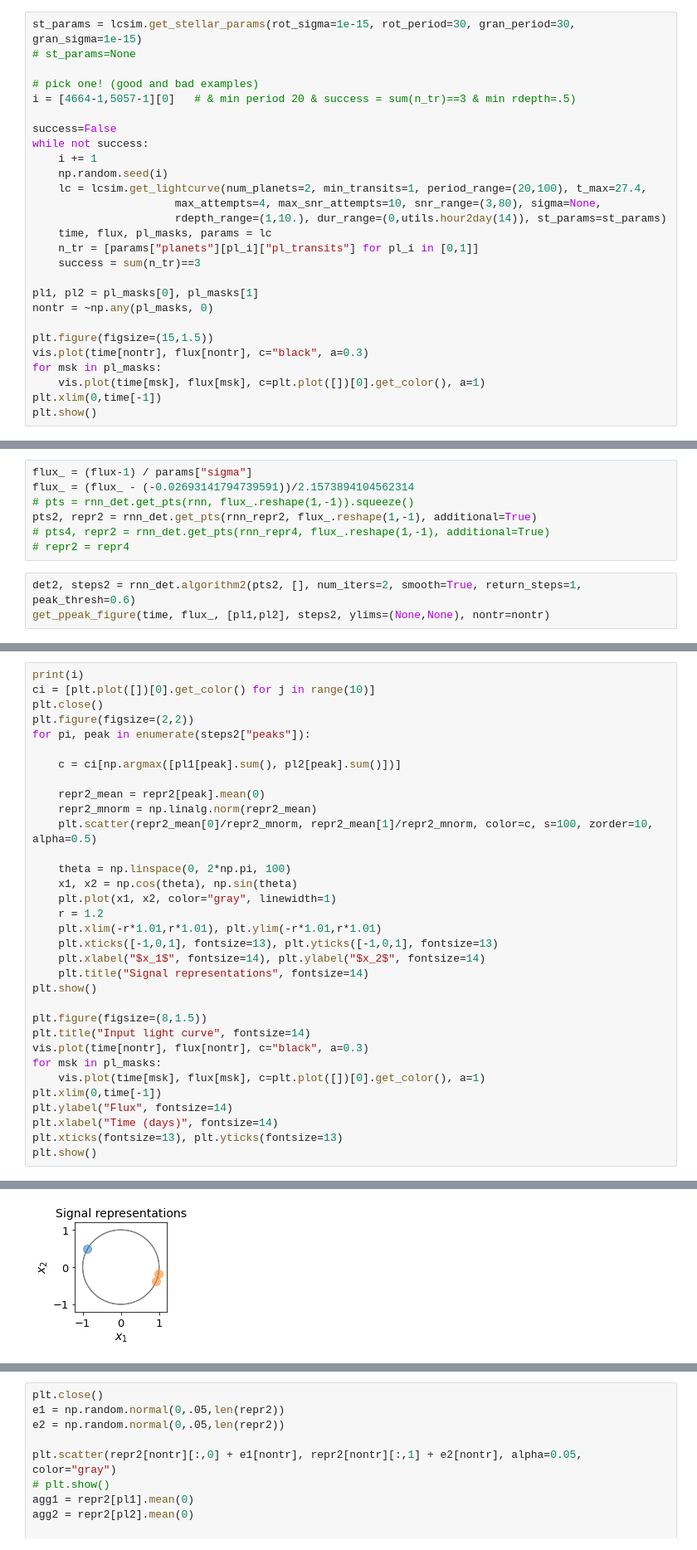
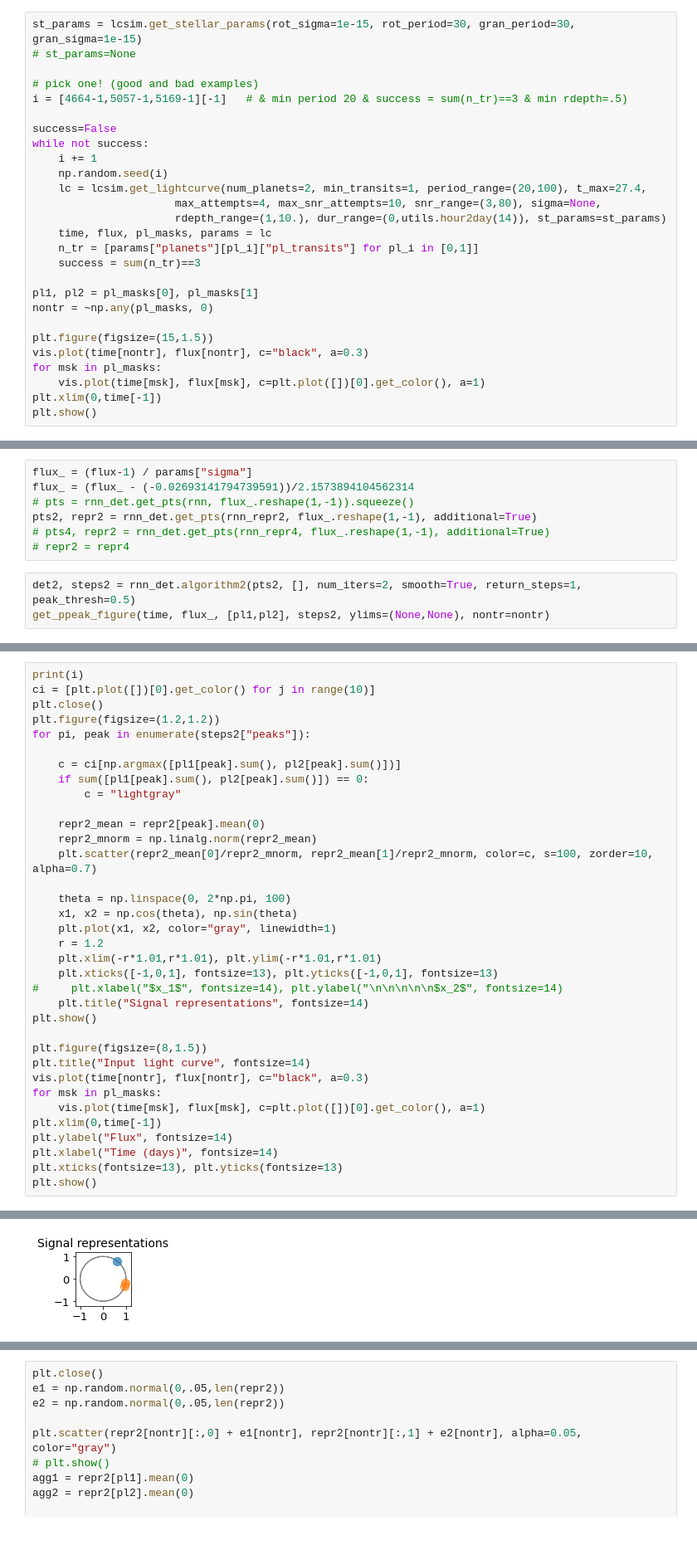
Before and after one commit to ykerus/transit-detection-rnn, a Jupyter notebook: experiments/algorithm_comparison.ipynb, the cells around one changed output, grey strips where cells are left out. Shown at 83% size. Cells and saved outputs as stored; diff of their text form.

```diff
--- a/experiments/algorithm_comparison.ipynb
+++ b/experiments/algorithm_comparison.ipynb
@@ -436,7 +523,7 @@ st_params = lcsim.get_stellar_params(rot_sigma=1e-15, rot_period=30, gran_period
 # st_params=None
 
 # pick one! (good and bad examples)
-i = [4664-1,5057-1][0]   # & min period 20 & success = sum(n_tr)==3 & min rdepth=.5)
+i = [4664-1,5057-1,5169-1][-1]   # & min period 20 & success = sum(n_tr)==3 & min rdepth=.5)
 
 success=False
 while not success:
@@ -470,6 +557,6 @@ pts2, repr2 = rnn_det.get_pts(rnn_repr2, flux_.reshape(1,-1), additional=True)
 # pts4, repr2 = rnn_det.get_pts(rnn_repr4, flux_.reshape(1,-1), additional=True)
 # repr2 = repr4
 # %%
-det2, steps2 = rnn_det.algorithm2(pts2, [], num_iters=2, smooth=True, return_steps=1, peak_thresh=0.6)
+det2, steps2 = rnn_det.algorithm2(pts2, [], num_iters=2, smooth=True, return_steps=1, peak_thresh=0.5)
 get_ppeak_figure(time, flux_, [pl1,pl2], steps2, ylims=(None,None), nontr=nontr)
 # %% [output]
@@ -478,14 +565,16 @@ get_ppeak_figure(time, flux_, [pl1,pl2], steps2, ylims=(None,None), nontr=nontr)
 print(i)
 ci = [plt.plot([])[0].get_color() for j in range(10)]
 plt.close()
-plt.figure(figsize=(2,2))
+plt.figure(figsize=(1.2,1.2))
 for pi, peak in enumerate(steps2["peaks"]):
 
     c = ci[np.argmax([pl1[peak].sum(), pl2[peak].sum()])]
+    if sum([pl1[peak].sum(), pl2[peak].sum()]) == 0:
+        c = "lightgray"
 
     repr2_mean = repr2[peak].mean(0)
     repr2_mnorm = np.linalg.norm(repr2_mean)
-    plt.scatter(repr2_mean[0]/repr2_mnorm, repr2_mean[1]/repr2_mnorm, color=c, s=100, zorder=10, alpha=0.5)
+    plt.scatter(repr2_mean[0]/repr2_mnorm, repr2_mean[1]/repr2_mnorm, color=c, s=100, zorder=10, alpha=0.7)
 
     theta = np.linspace(0, 2*np.pi, 100)
     x1, x2 = np.cos(theta), np.sin(theta)
@@ -493,7 +582,7 @@ for pi, peak in enumerate(steps2["peaks"]):
     r = 1.2
     plt.xlim(-r*1.01,r*1.01), plt.ylim(-r*1.01,r*1.01)
     plt.xticks([-1,0,1], fontsize=13), plt.yticks([-1,0,1], fontsize=13)
-    plt.xlabel("$x_1$", fontsize=14), plt.ylabel("$x_2$", fontsize=14)
+#     plt.xlabel("$x_1$", fontsize=14), plt.ylabel("\n\n\n\n\n$x_2$", fontsize=14)
     plt.title("Signal representations", fontsize=14)
 plt.show()
 
@@ -512 +601 @@ plt.show()
-[figure, old version]
+[figure, new version]
```
Also changed, not shown: parts of 19 cells of this notebook.
